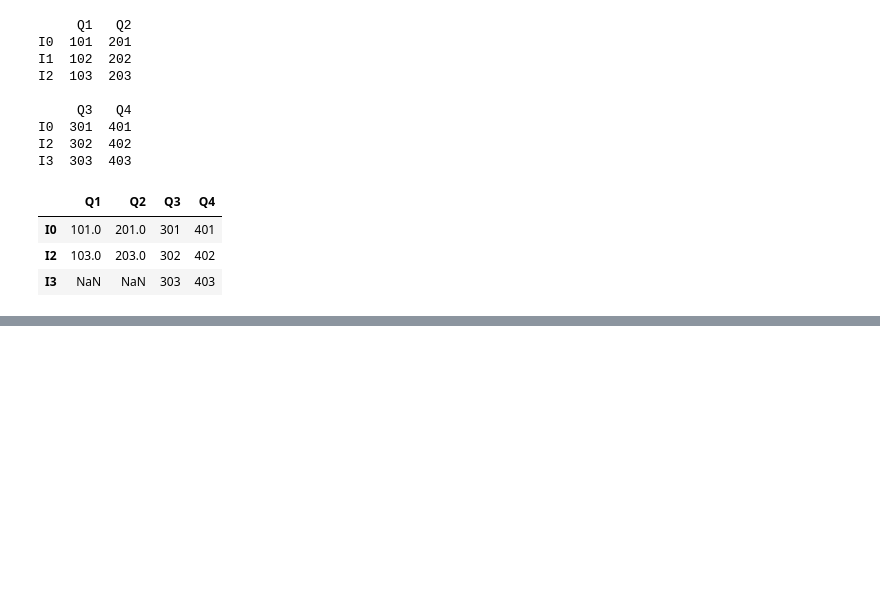
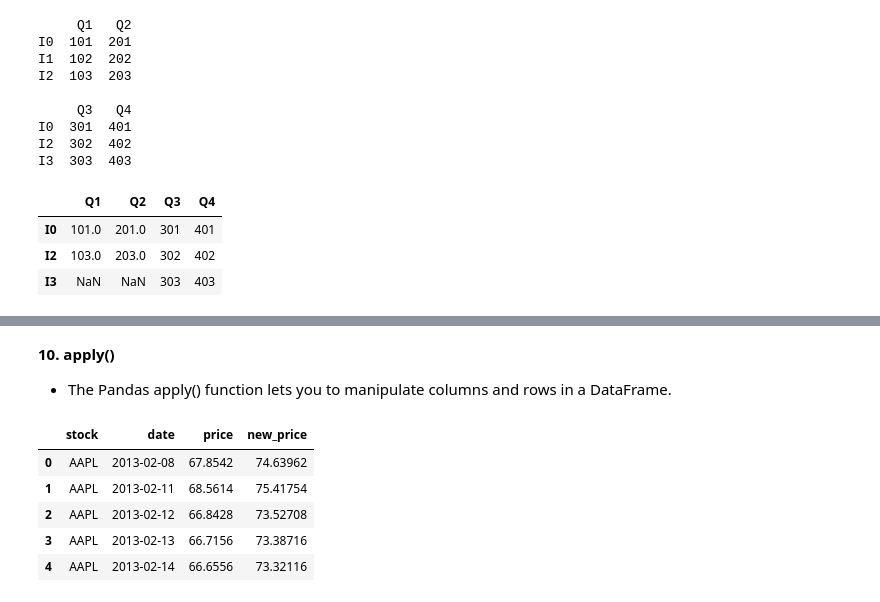
Before and after one commit to pratikp2/Python, a Jupyter notebook: ML Libraties/2.Panda.ipynb, the cells around one changed output, grey strips where cells are left out. Cells and saved outputs as stored; diff of their text form; code cells hidden in the pictures; blank space fills up the shorter version.

Commit message:
Pandas Update

```diff
--- a/ML Libraties/Panda.ipynb
+++ b/ML Libraties/2.Panda.ipynb
@@ -499,0 +508,16 @@ I3  303  403
+# %%
+# Load a Saved csv
+pathCSV = "../Sample CSV/StockData.csv"
+data = pd.read_csv(pathCSV)                                        # Loading a csv file (if csv is in same folder then directly pass 'StockData.csv')
+print(data.head(), '\n')
+
+# Save a dataframe in csv file
+data.to_csv('../Sample CSV/Saved_StockData.csv',index=False)       # Save data in csv file
+
+# Load a Saved excel
+pathExcel = "../Sample CSV/StockData.xlsx"
+data = pd.read_excel(pathExcel)                                  # Loading a excel file (if excel is in same folder then directly pass 'StockData.xlsx')
+print(data.head(), '\n')
+
+# Save a dataframe in excel file
+data.to_csv('../Sample CSV/Saved_StockData.xlsx',index=False)    # Save data in excel file
@@ -499,0 +632,17 @@ I3  303  403
+# %% [markdown]
+**10. apply()**
+
+* The Pandas apply() function lets you to manipulate columns and rows in a DataFrame.
+# %%
+def profit(s):
+    return s + s*0.10 # increase of 10%
+
+data['new_price'] =data['price'].apply(profit)
+data.head()
+# %% [output]
+|  | stock | date | price | new_price |
+| 0 | AAPL | 2013-02-08 | 67.8542 | 74.63962 |
+| 1 | AAPL | 2013-02-11 | 68.5614 | 75.41754 |
+| 2 | AAPL | 2013-02-12 | 66.8428 | 73.52708 |
+| 3 | AAPL | 2013-02-13 | 66.7156 | 73.38716 |
+| 4 | AAPL | 2013-02-14 | 66.6556 | 73.32116 |
```
Also changed, not shown: parts of 16 cells of this notebook, 4 other files.
